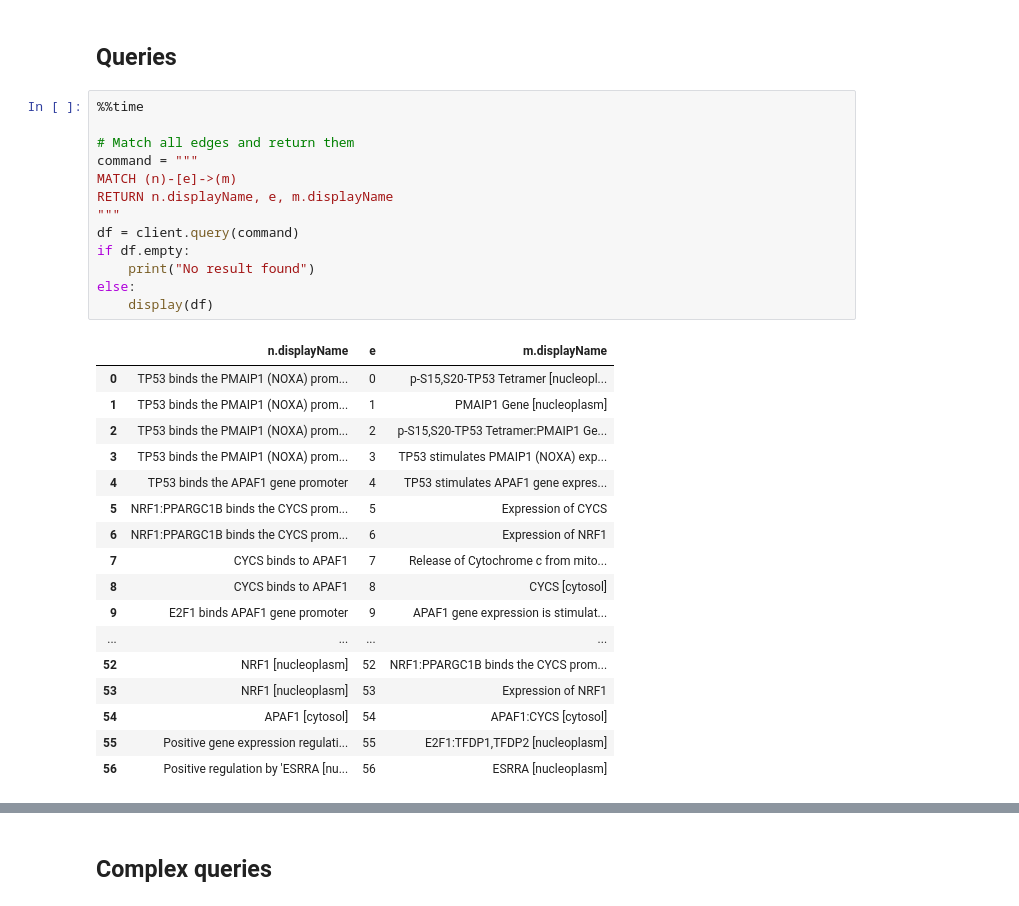
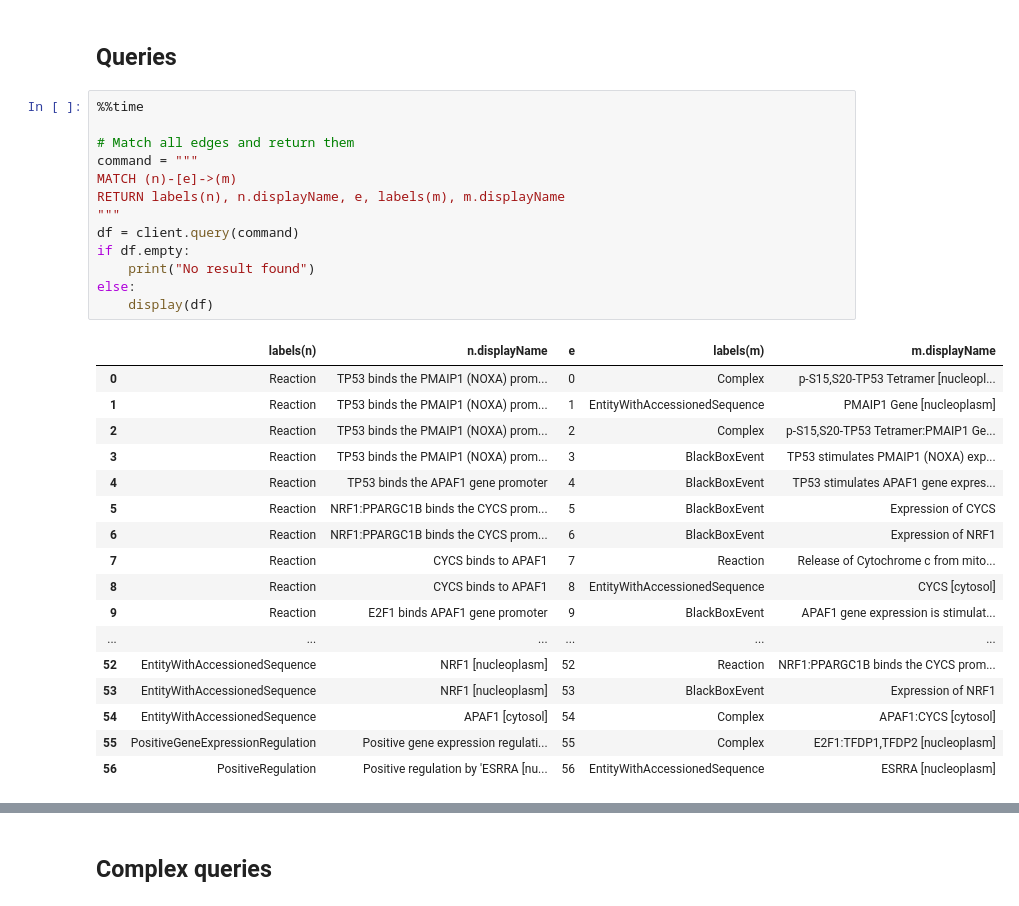
Before and after one commit to turing-db/turingdb-examples, a Jupyter notebook: examples/notebooks/public_version/reactome.ipynb, the cells around one changed output, grey strips where cells are left out. Cells and saved outputs as stored; diff of their text form.

Commit message:
Showcase labels() function in reactome and supply chain example notebooks

```diff
--- a/examples/notebooks/public_version/reactome.ipynb
+++ b/examples/notebooks/public_version/reactome.ipynb
@@ -367,31 +372,31 @@ label: EntityWithAccessionedSequence
 # %%
 %%time
 
 # Match all edges and return them
 command = """
 MATCH (n)-[e]->(m)
-RETURN n.displayName, e, m.displayName
+RETURN labels(n), n.displayName, e, labels(m), m.displayName
 """
 df = client.query(command)
 if df.empty:
     print("No result found")
 else:
     display(df)
 # %% [output]
-|  | n.displayName | e | m.displayName |
-| 0 | TP53 binds the PMAIP1 (NOXA) prom... | 0 | p-S15,S20-TP53 Tetramer [nucleopl... |
-| 1 | TP53 binds the PMAIP1 (NOXA) prom... | 1 | PMAIP1 Gene [nucleoplasm] |
-| 2 | TP53 binds the PMAIP1 (NOXA) prom... | 2 | p-S15,S20-TP53 Tetramer:PMAIP1 Ge... |
-| 3 | TP53 binds the PMAIP1 (NOXA) prom... | 3 | TP53 stimulates PMAIP1 (NOXA) exp... |
-| 4 | TP53 binds the APAF1 gene promoter | 4 | TP53 stimulates APAF1 gene expres... |
-| 5 | NRF1:PPARGC1B binds the CYCS prom... | 5 | Expression of CYCS |
-| 6 | NRF1:PPARGC1B binds the CYCS prom... | 6 | Expression of NRF1 |
-| 7 | CYCS binds to APAF1 | 7 | Release of Cytochrome c from mito... |
-| 8 | CYCS binds to APAF1 | 8 | CYCS [cytosol] |
-| 9 | E2F1 binds APAF1 gene promoter | 9 | APAF1 gene expression is stimulat... |
-| ... | ... | ... | ... |
-| 52 | NRF1 [nucleoplasm] | 52 | NRF1:PPARGC1B binds the CYCS prom... |
-| 53 | NRF1 [nucleoplasm] | 53 | Expression of NRF1 |
-| 54 | APAF1 [cytosol] | 54 | APAF1:CYCS [cytosol] |
-| 55 | Positive gene expression regulati... | 55 | E2F1:TFDP1,TFDP2 [nucleoplasm] |
-| 56 | Positive regulation by 'ESRRA [nu... | 56 | ESRRA [nucleoplasm] |
+|  | labels(n) | n.displayName | e | labels(m) | m.displayName |
+| 0 | Reaction | TP53 binds the PMAIP1 (NOXA) prom... | 0 | Complex | p-S15,S20-TP53 Tetramer [nucleopl... |
+| 1 | Reaction | TP53 binds the PMAIP1 (NOXA) prom... | 1 | EntityWithAccessionedSequence | PMAIP1 Gene [nucleoplasm] |
+| 2 | Reaction | TP53 binds the PMAIP1 (NOXA) prom... | 2 | Complex | p-S15,S20-TP53 Tetramer:PMAIP1 Ge... |
+| 3 | Reaction | TP53 binds the PMAIP1 (NOXA) prom... | 3 | BlackBoxEvent | TP53 stimulates PMAIP1 (NOXA) exp... |
+| 4 | Reaction | TP53 binds the APAF1 gene promoter | 4 | BlackBoxEvent | TP53 stimulates APAF1 gene expres... |
+| 5 | Reaction | NRF1:PPARGC1B binds the CYCS prom... | 5 | BlackBoxEvent | Expression of CYCS |
+| 6 | Reaction | NRF1:PPARGC1B binds the CYCS prom... | 6 | BlackBoxEvent | Expression of NRF1 |
+| 7 | Reaction | CYCS binds to APAF1 | 7 | Reaction | Release of Cytochrome c from mito... |
+| 8 | Reaction | CYCS binds to APAF1 | 8 | EntityWithAccessionedSequence | CYCS [cytosol] |
+| 9 | Reaction | E2F1 binds APAF1 gene promoter | 9 | BlackBoxEvent | APAF1 gene expression is stimulat... |
+| ... | ... | ... | ... | ... | ... |
+| 52 | EntityWithAccessionedSequence | NRF1 [nucleoplasm] | 52 | Reaction | NRF1:PPARGC1B binds the CYCS prom... |
+| 53 | EntityWithAccessionedSequence | NRF1 [nucleoplasm] | 53 | BlackBoxEvent | Expression of NRF1 |
+| 54 | EntityWithAccessionedSequence | APAF1 [cytosol] | 54 | Complex | APAF1:CYCS [cytosol] |
+| 55 | PositiveGeneExpressionRegulation | Positive gene expression regulati... | 55 | Complex | E2F1:TFDP1,TFDP2 [nucleoplasm] |
+| 56 | PositiveRegulation | Positive regulation by 'ESRRA [nu... | 56 | EntityWithAccessionedSequence | ESRRA [nucleoplasm] |
```
Also changed, not shown: parts of 25 cells of this notebook, 1 other file.
